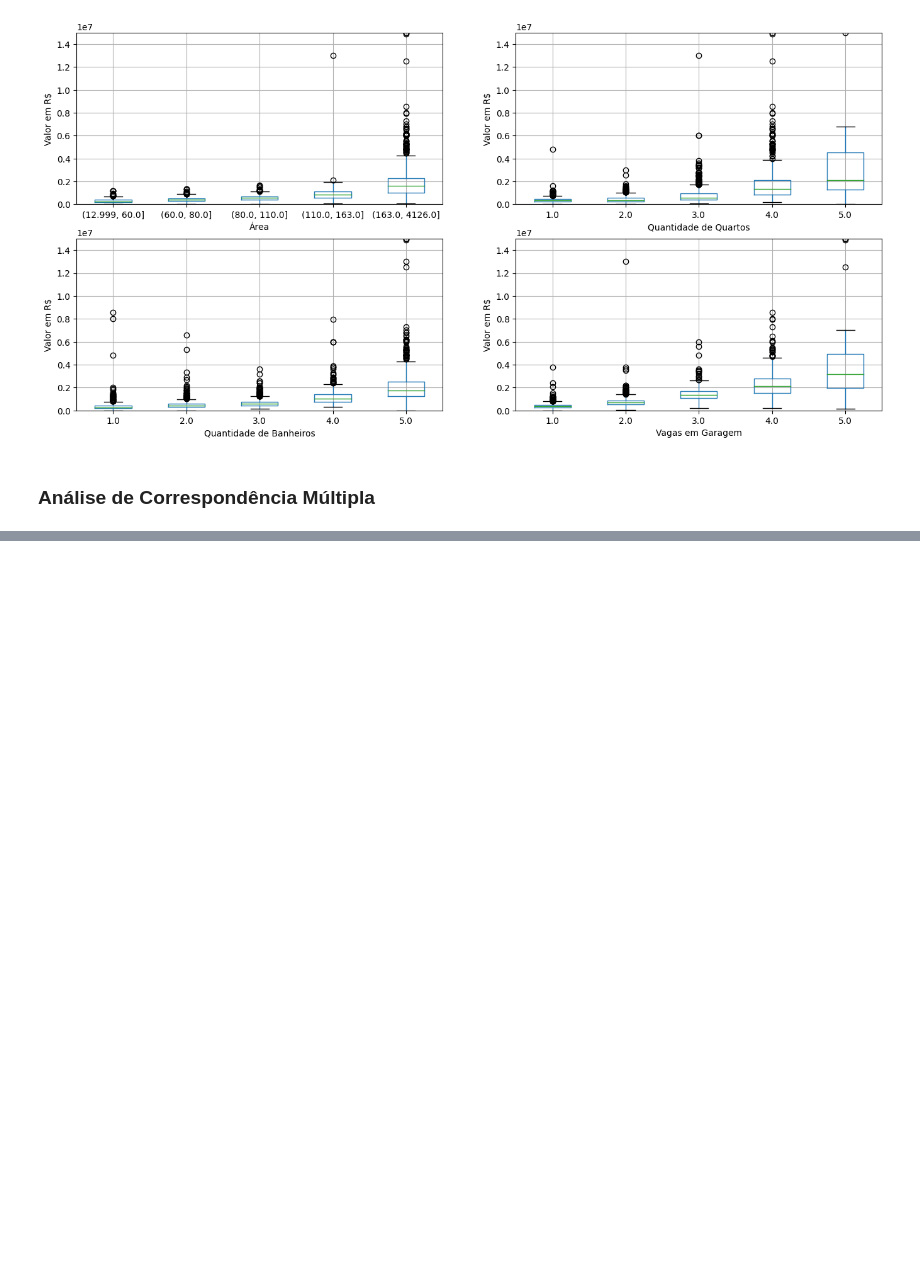
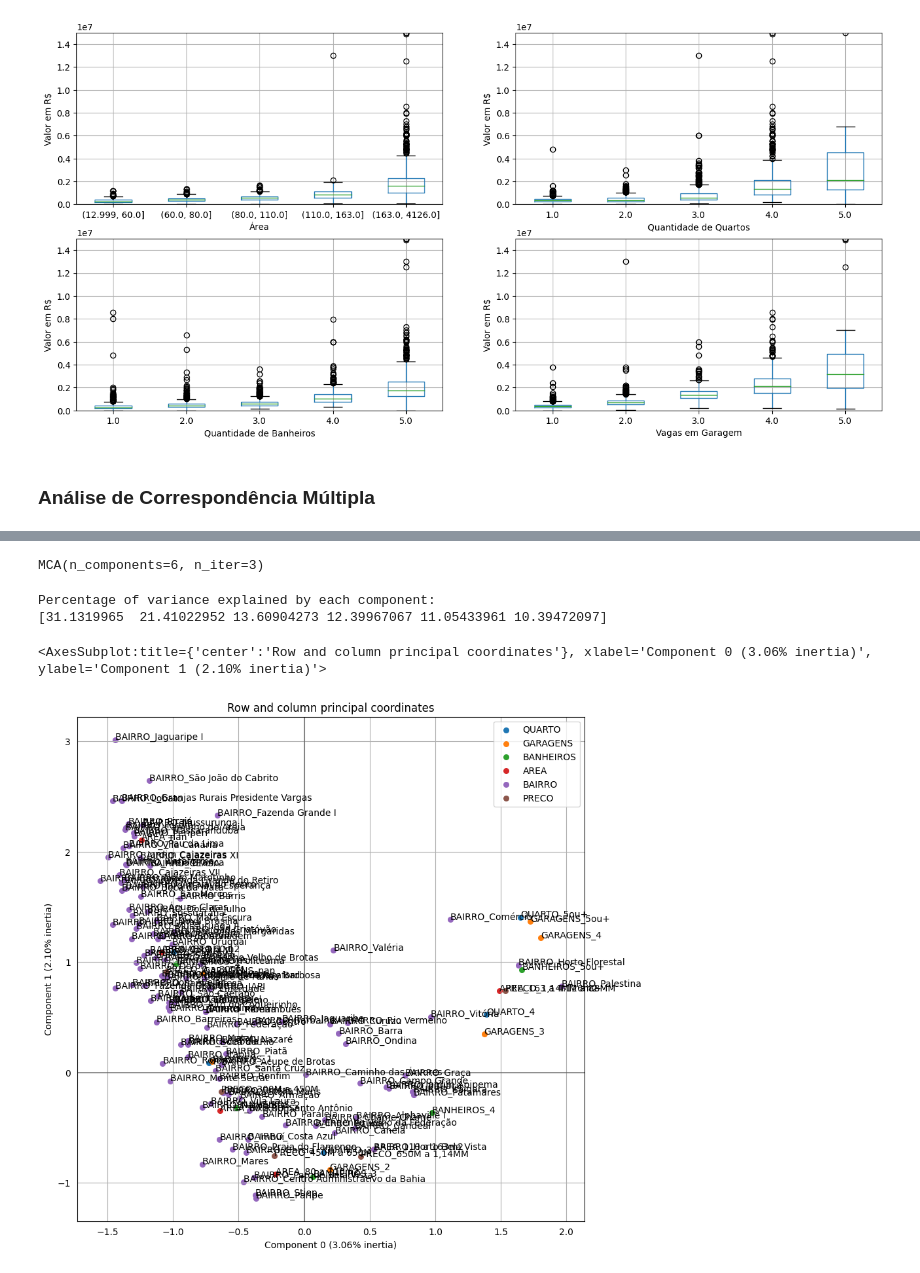
Before and after one commit to danrmoliv/apartment_prices_olx, a Jupyter notebook: precos_apartamentos.ipynb, the cells around one changed output, grey strips where cells are left out. Drawn from its saved outputs; the diff is of its cells as text; code cells hidden in the pictures; blank space fills up the shorter version.

```diff
--- a/precos_apartamentos.ipynb
+++ b/precos_apartamentos.ipynb
@@ -211,7 +218,9 @@ df_anuncios = pd.read_csv('./dados_apartamentos_olx.csv', sep=';', index_col = 0
 
 df_anuncios['AREA_SEGMENTADA'] = pd.qcut(df_anuncios['AREA_M2'], q=5)
 
-variaveis_categoricas = ['TIPO_IMOVEL', 'QUARTO_INFOS', 'GARAGEM_INFOS', 'BANHEIROS_INFOS','QTD_BANHEIROS', 'AREA_SEGMENTADA', 'CIDADE', 'BAIRRO']
+df_anuncios['FAIXA_PRECOS'] = pd.qcut(df_anuncios['VALOR_RS'], q=5)
+
+variaveis_categoricas = ['TIPO_IMOVEL', 'QUARTO_INFOS', 'GARAGEM_INFOS', 'BANHEIROS_INFOS','AREA_SEGMENTADA', 'CIDADE', 'BAIRRO', 'FAIXA_PRECOS']
 variaveis_quantitativas = ['QTD_QUARTOS','AREA_M2', 'VAGAS_GARAGEM', 'QTD_BANHEIROS', 'VALOR_RS', 'IPTU_RS', 'CONDOMINIO_RS', 'DATA_PUBLICACAO']
 variaveis_identificacao = ['ID_ANUNCIO', 'TITULO', 'LINK']
 
@@ -327,0 +438,14 @@ plt.show()
+# %%
+#Exportação para análise no R:
+
+df_anuncios_cat_export = df_anuncios[['QTD_QUARTOS','VAGAS_GARAGEM','QTD_BANHEIROS','AREA_SEGMENTADA','BAIRRO','FAIXA_PRECOS']].copy()
+df_anuncios_cat_export.columns = ['QUARTO', 'GARAGENS', 'BANHEIROS', 'AREA', 'BAIRRO', 'PRECO']
+df_anuncios_cat_export[['QUARTO', 'GARAGENS', 'BANHEIROS']] = df_anuncios_cat_export[['QUARTO', 'GARAGENS', 'BANHEIROS']].astype(str).replace('1.0', '1').replace('2.0', '2').replace('3.0', '3').replace('4.0', '4').replace('5.0', '5ou+')
+
+df_anuncios_cat_export['AREA'] = df_anuncios_cat_export['AREA'].astype(str).replace('(163.0, 4126.0]','163 a 4.126m2').replace('(12.999, 60.0]','13 a 60m2').replace('(60.0, 80.0]','60 a 80m2').replace('(110.0, 163.0]','110 a 163m2').replace('(80.0, 110.0]','80 a 110m2')
+
+df_anuncios_cat_export['PRECO'] = df_anuncios_cat_export['PRECO'].astype(str).replace('(1140000.0, 88000000.0]','1,14MM a 88MM').replace('(450000.0, 650000.0]','450M a 650M').replace('(-0.001, 300000.0]','0 a 300M').replace('(300000.0, 450000.0]','300M a 450M').replace('(650000.0, 1140000.0]','650M a 1,14MM')
+
+df_anuncios_cat_export.to_csv('./df_apart_cat_r.csv', index=False, sep=';')
+
+df_anuncios_cat_export
@@ -327,0 +466,23 @@ plt.show()
+# %%
+#df_anuncios_cat = df_anuncios[['QUARTO_INFOS','GARAGEM_INFOS','BANHEIROS_INFOS','AREA_SEGMENTADA','BAIRRO','FAIXA_PRECOS']]
+df_anuncios_cat = df_anuncios_cat_export[['QUARTO', 'GARAGENS', 'BANHEIROS', 'AREA', 'BAIRRO', 'PRECO']]
+
+mca = prince.MCA(n_components=6, n_iter=3, copy=True, engine='auto')
+mca.fit(df_anuncios_cat)
+# %% [output]
+MCA(n_components=6, n_iter=3)
+# %%
+explained_inertia = np.array(mca.explained_inertia_)
+total_explained_inertia = explained_inertia.sum()
+
+percent_variance = 100 * explained_inertia / total_explained_inertia
+print("Percentage of variance explained by each component:")
+print(percent_variance)
+# %% [output]
+Percentage of variance explained by each component:
+[31.1319965  21.41022952 13.60904273 12.39967067 11.05433961 10.39472097]
+# %%
+mca.plot_coordinates(X=df_anuncios_cat, ax=None, figsize=(10, 10), show_row_points=False, row_points_size=10, show_row_labels=False, show_column_points=True, column_points_size=30, show_column_labels=True, legend_n_cols=1)
+# %% [output]
+<AxesSubplot:title={'center':'Row and column principal coordinates'}, xlabel='Component 0 (3.06% inertia)', ylabel='Component 1 (2.10% inertia)'>
+[figure, added]
```
Also changed, not shown: parts of 14 cells of this notebook, 2 other files.
